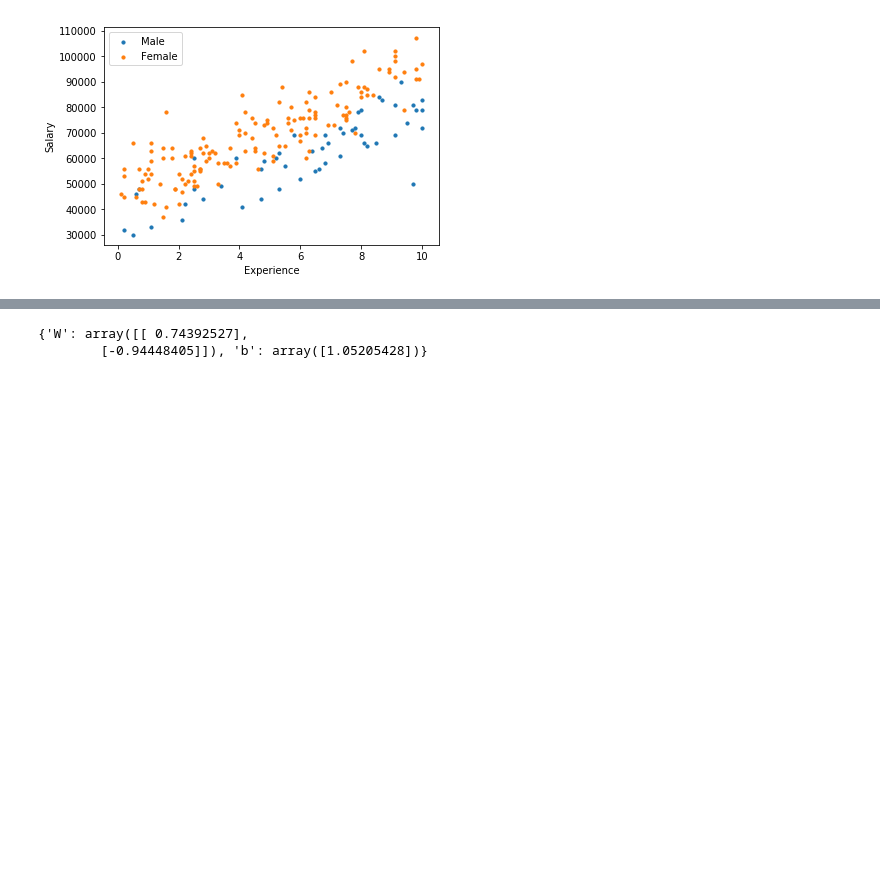
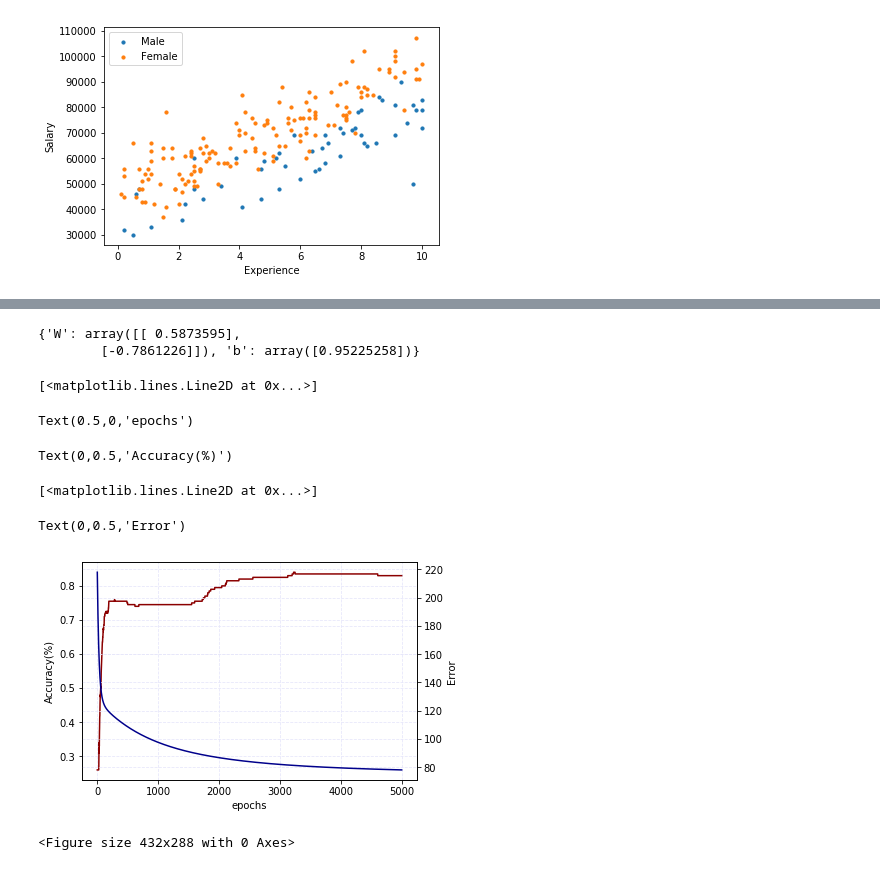
Before and after one commit to hunhoon21/TOBIGS_HW, a Jupyter notebook: 1_LogisticRegression/1_Optimization.ipynb, the cells around one changed output, grey strips where cells are left out. Cells and saved outputs as stored; diff of their text form; code cells hidden in the pictures; blank space fills up the shorter version.

```diff
--- a/1_LogisticRegression/1_Optimization.ipynb
+++ b/1_LogisticRegression/1_Optimization.ipynb
@@ -131,6 +136,15 @@ l.loss(X, T)
+# %%
+history = {'acc': [],
+           'loss': []}
 # %%
-for i in range(100000):
-    if i % 10000 == 0:
+for i in range(50000):
+    if i % 10 == 0:
+        history['acc'].append(l.accuracy(X, T))
+        history['loss'].append(l.loss(X, T))
+
+    if i % 1000 == 0:
+        print(i, "번째 Accuracy : ", l.accuracy(X, T))
         print(i, "번째 Loss : ", l.loss(X, T))
+
     l.gradient(X, T)
 # %% [output]
@@ -147,8 +168,37 @@ for i in range(100000):
-# %%
-l.params
-# %% [output]
-{'W': array([[ 0.74392527],
-        [-0.94448405]]), 'b': array([1.05205428])}
+# %%
+#최종 가중치 값 확인
+l.params
+# %% [output]
+{'W': array([[ 0.5873595],
+        [-0.7861226]]), 'b': array([0.95225258])}
+# %%
+fig = plt.figure()
+ax_acc = fig.add_subplot(111)
+
+ax_acc.plot(range(5000), history['acc'], label='정확도(%)', color='darkred')
+#plt.text(3, 14.7, "<----------------정확도(%)", verticalalignment='top', horizontalalignment='right')
+plt.xlabel('epochs')
+plt.ylabel('Accuracy(%)')
+ax_acc.grid(linestyle='--', color='lavender')
+ax_loss = ax_acc.twinx()
+ax_loss.plot(range(5000), history['loss'], label='오차', color='darkblue')
+#plt.text(3, 2.2, "<----------------오차", verticalalignment='top', horizontalalignment='left')
+plt.ylabel('Error')
+ax_loss.yaxis.tick_right()
+ax_loss.grid(linestyle='--', color='lavender')
+
+# 그래프 표시
+plt.show()
+#plt.legend()
+plt.savefig('acc.png')
+# %% [output]
+[<matplotlib.lines.Line2D at 0x...>]
+Text(0.5,0,'epochs')
+Text(0,0.5,'Accuracy(%)')
+[<matplotlib.lines.Line2D at 0x...>]
+Text(0,0.5,'Error')
+[figure, added]
+<Figure size 432x288 with 0 Axes>
 # %%
 # filter out the applicants that got admitted
 MALE = data[data['Label']==1]
```
Also changed, not shown: parts of 6 cells of this notebook.
